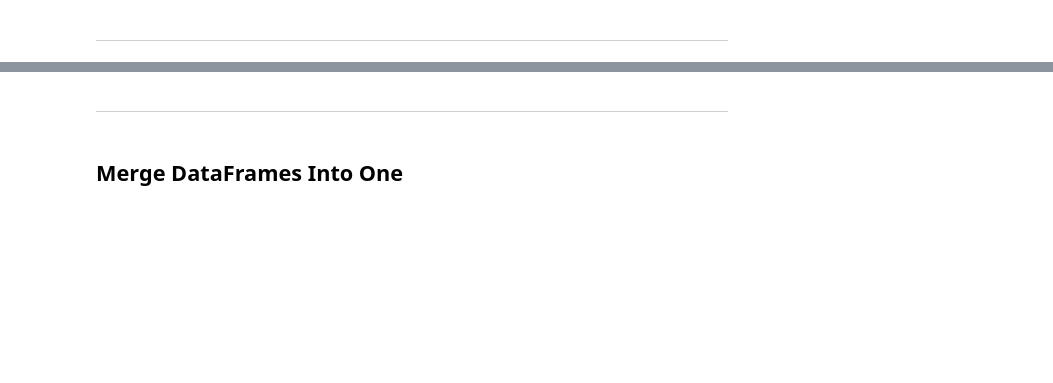
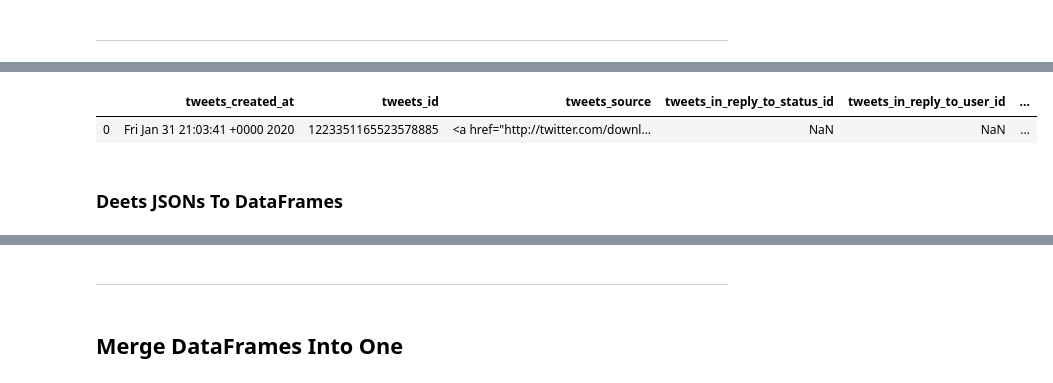
Before and after one commit to alexwcheng/fintech-retweetability, a Jupyter notebook: Jupyter_Notebooks/Twitter Data Cleaning.ipynb, the cells around one changed output, grey strips where cells are left out. Cells and saved outputs as stored; diff of their text form; code cells hidden in the pictures; blank space fills up the shorter version.

```diff
--- a/Jupyter_Notebooks/Twitter Data Cleaning.ipynb
+++ b/Jupyter_Notebooks/Twitter Data Cleaning.ipynb
@@ -226,0 +173,11 @@ users_df
+# %%
+tweets_investing_df = pd.DataFrame()
+tweets_mobile_payment_df = pd.DataFrame()
+tweets_mobile_wallet_df = pd.DataFrame()
+tweets_mobile_banking_df = pd.DataFrame()
+tweets_trading_df = pd.DataFrame()
+tweets_fintech_df = pd.DataFrame()
+tweets_financial_df = pd.DataFrame()
+tweets_money_management_df = pd.DataFrame()
+tweets_stocks_df = pd.DataFrame()
+tweets_transaction_df = pd.DataFrame()
@@ -226,0 +195,8 @@ users_df
+# %%
+#test a dataframe to make sure it worked:
+tweets_investing_df.head(1)
+# %% [output]
+|  | tweets_created_at | tweets_id | tweets_source | tweets_in_reply_to_status_id | tweets_in_reply_to_user_id | ... |
+| 0 | Fri Jan 31 21:03:41 +0000 2020 | 1223351165523578885 | <a href="http://twitter.com/downl... | NaN | NaN | ... |
+# %% [markdown]
+### Deets JSONs To DataFrames
```
Also changed, not shown: parts of 75 cells of this notebook, 4 other files.
